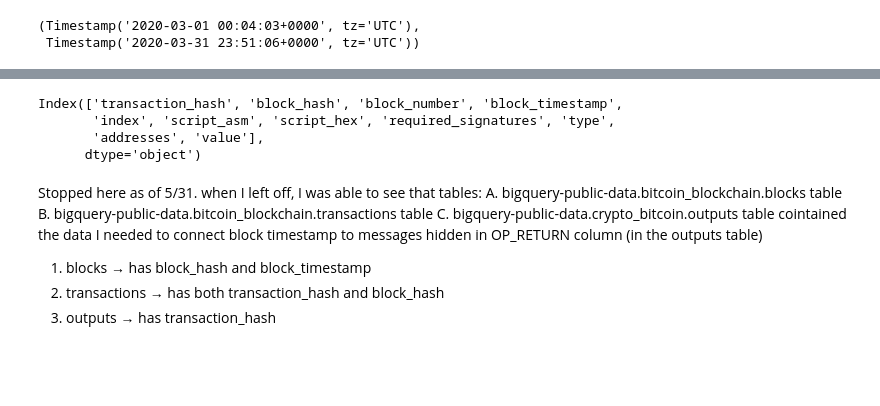
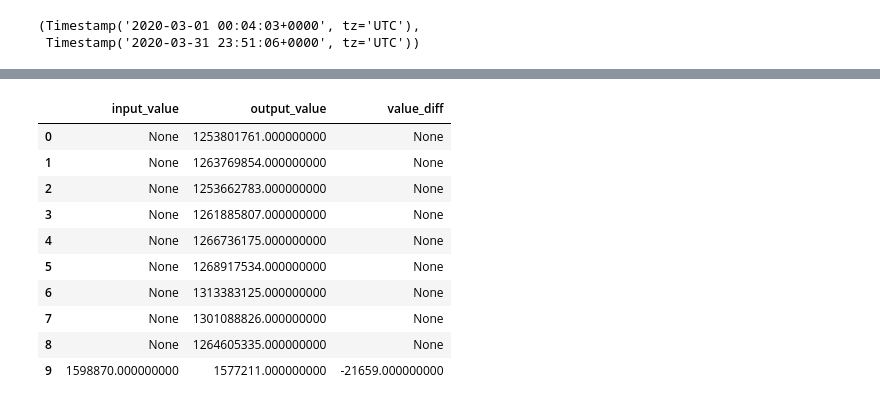
Before and after one commit to happybathtowel/CAPSTONE_PROJECT, a Jupyter notebook: BTC_Blockchain&WorldEvents_Analysis.ipynb, the cells around one changed output, grey strips where cells are left out. Drawn from its saved outputs; the diff is of its cells as text; code cells hidden in the pictures; blank space fills up the shorter version.

Commit message:
added feature engineering and cleaned up unnecessary code

```diff
--- a/BTC_Blockchain&WorldEvents_Analysis.ipynb
+++ b/BTC_Blockchain&WorldEvents_Analysis.ipynb
@@ -322,24 +213,48 @@ print(df.head())
-# %%
-query5 = """
-    SELECT *
-    FROM `bigquery-public-data.crypto_bitcoin.outputs` AS o
-    WHERE o.script_asm LIKE '%OP_RETURN%'
-    LIMIT 10
-"""
-
-df = client.query(query5).to_dataframe()
-print(df.columns)
-# %% [output]
-Index(['transaction_hash', 'block_hash', 'block_number', 'block_timestamp',
-       'index', 'script_asm', 'script_hex', 'required_signatures', 'type',
-       'addresses', 'value'],
-      dtype='object')
-# %% [markdown]
-Stopped here as of 5/31. when I left off, I was able to see that tables:
-A. bigquery-public-data.bitcoin_blockchain.blocks table
-B. bigquery-public-data.bitcoin_blockchain.transactions table
-C. bigquery-public-data.crypto_bitcoin.outputs table
-cointained the data I needed to connect block timestamp to messages hidden in OP_RETURN column (in the outputs table)
-1. blocks → has block_hash and block_timestamp
-2. transactions → has both transaction_hash and block_hash
-3. outputs → has transaction_hash
+# %%
+# Feature engineering 1 - Converting block timestamp row to extract an hour within the day time column
+# This is to extrat the transaction hour out of the data (100K rows of transactions that took place during March 2020) I have
+df_transactions['tx_hour'] = df_transactions['block_timestamp'].dt.hour
+# %%
+# Feature engineering 2 - extracting the fee_rate of the individual transactions that took place out of the 100K rows of transactions that were isolated for the dataset
+# This is to calculate the efficiency (how much the sender spent in total BTC amount to send the intended amount of BTC to the recipient): This extracts the "fee rate" or the % amount of BTC paid to the miner in that transaction
+# df_transactions['fee_rate'] = df_transactions['fee'] / df_transactions['input_value']
+# Since there were small number of rows that returned the value "None" in the "input_value" I modified my code to avoid dividing by 0 or "None"
+def calculate_fee_rate(row):
+    fee = row['fee']
+    input_value = row['input_value']
+
+    if input_value in [0, None]:  # To avoid divide by 0 or None
+        return None
+    else:
+        return fee / input_value
+
+df_transactions['fee_rate'] = df_transactions.apply(calculate_fee_rate, axis=1)
+# %%
+# Feature engineering 3 - extracting the value difference the individual transactions that took place out of the 100K rows of transactions that were isolated for the dataset
+# This is to calculate the difference of how much the sender spent in total BTC amount to send the intended amount of BTC to the recipient to isolate the "fee" or the amount of BTC paid to the miner in that transaction
+# df_transactions['value_diff'] = df_transactions['output_value'] - df_transactions['input_value']
+# Since there were small number of rows that returned the value "None" in the "input_value" I modified my code to avoid calculation that uses "None"
+def calculate_value_diff(row):
+    input_val = row['input_value']
+    output_val = row['output_value']
+
+    if input_val is None or output_val is None:
+        return None
+    else:
+        return output_val - input_val
+
+df_transactions['value_diff'] = df_transactions.apply(calculate_value_diff, axis=1)
+# %%
+df_transactions[['input_value', 'output_value', 'value_diff']].head(10)
+# %% [output]
+|  | input_value | output_value | value_diff |
+| 0 | None | 1253801761.000000000 | None |
+| 1 | None | 1263769854.000000000 | None |
+| 2 | None | 1253662783.000000000 | None |
+| 3 | None | 1261885807.000000000 | None |
+| 4 | None | 1266736175.000000000 | None |
+| 5 | None | 1268917534.000000000 | None |
+| 6 | None | 1313383125.000000000 | None |
+| 7 | None | 1301088826.000000000 | None |
+| 8 | None | 1264605335.000000000 | None |
+| 9 | 1598870.000000000 | 1577211.000000000 | -21659.000000000 |
```
Also changed, not shown: parts of 16 cells of this notebook.
